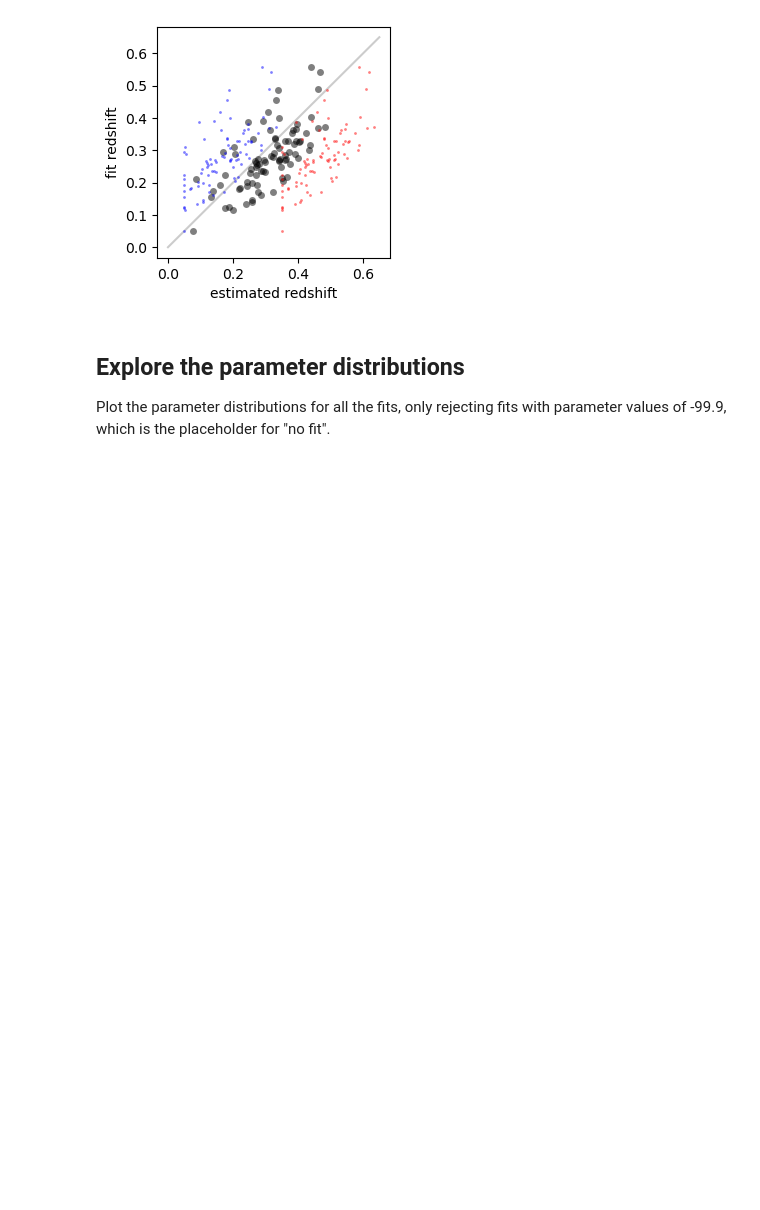
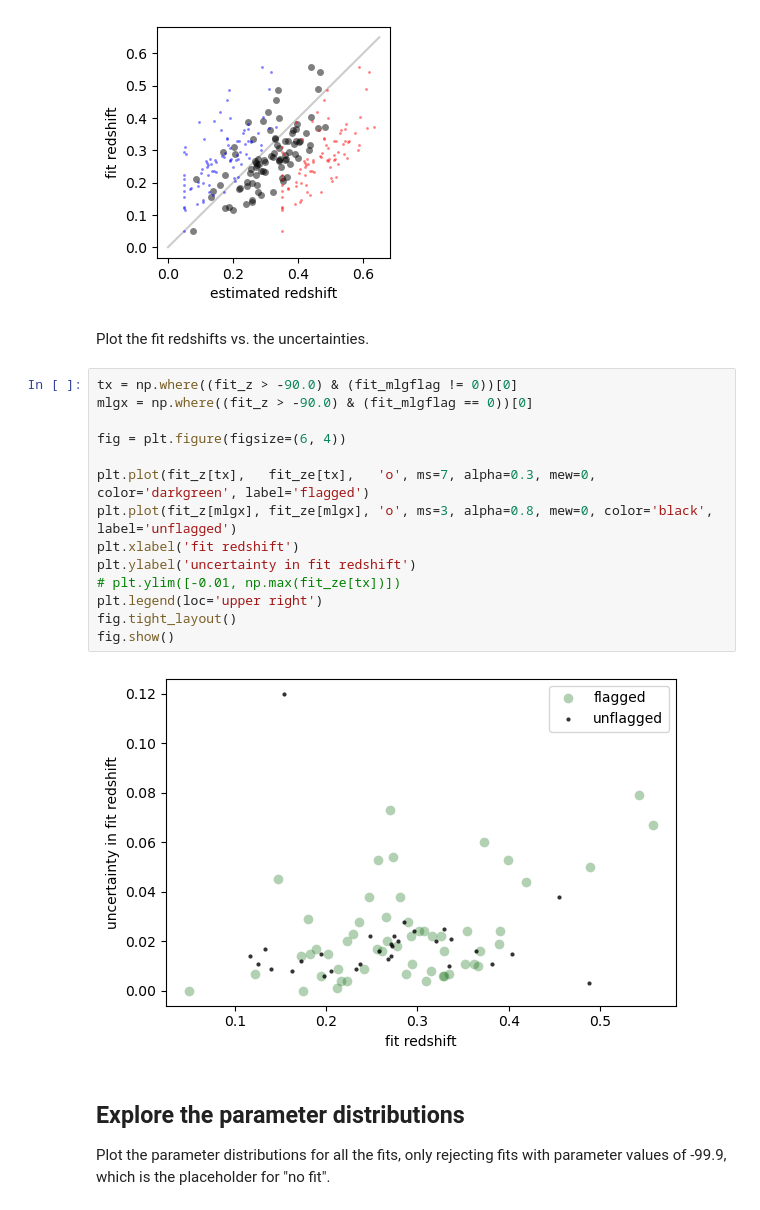
Before and after one commit to MelissaGraham/decam_ddf_tools, a Jupyter notebook: transients_science/SNIa/3_review_potential_snia_sncosmo.ipynb, the cells around one changed output. Cells and saved outputs as stored; diff of their text form; blank space fills up the shorter version.

```diff
--- a/transients_science/SNIa/3_review_potential_snia_sncosmo.ipynb
+++ b/transients_science/SNIa/3_review_potential_snia_sncosmo.ipynb
@@ -97,6 +97,24 @@ plt.ylabel('fit redshift')
 plt.show()
 # %% [output]
 [figure]
+# %% [markdown]
+Plot the fit redshifts vs. the uncertainties.
+# %%
+tx = np.where((fit_z > -90.0) & (fit_mlgflag != 0))[0]
+mlgx = np.where((fit_z > -90.0) & (fit_mlgflag == 0))[0]
+
+fig = plt.figure(figsize=(6, 4))
+
+plt.plot(fit_z[tx],   fit_ze[tx],   'o', ms=7, alpha=0.3, mew=0, color='darkgreen', label='flagged')
+plt.plot(fit_z[mlgx], fit_ze[mlgx], 'o', ms=3, alpha=0.8, mew=0, color='black', label='unflagged')
+plt.xlabel('fit redshift')
+plt.ylabel('uncertainty in fit redshift')
+# plt.ylim([-0.01, np.max(fit_ze[tx])])
+plt.legend(loc='upper right')
+fig.tight_layout()
+fig.show()
+# %% [output]
+[figure, added]
 # %% [markdown]
 ## Explore the parameter distributions
 
```
Also changed, not shown: parts of 2 cells of this notebook, 3 other files.
